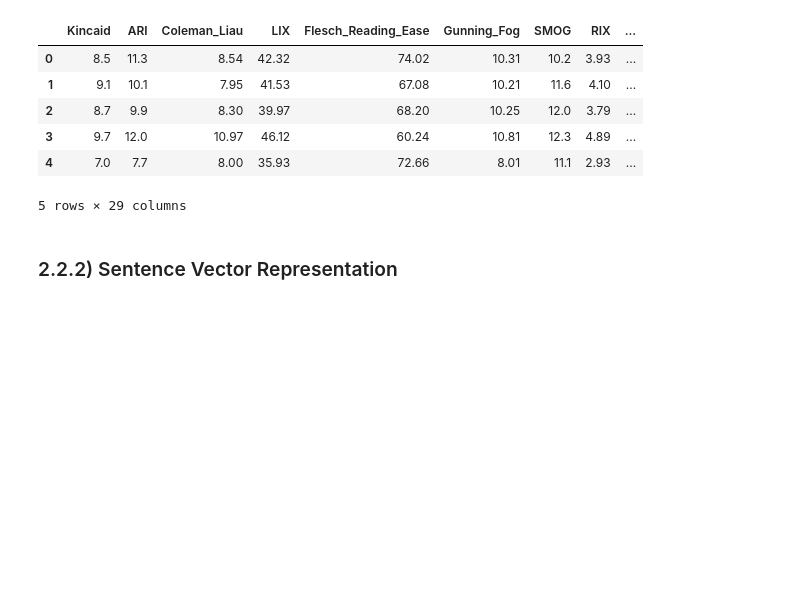
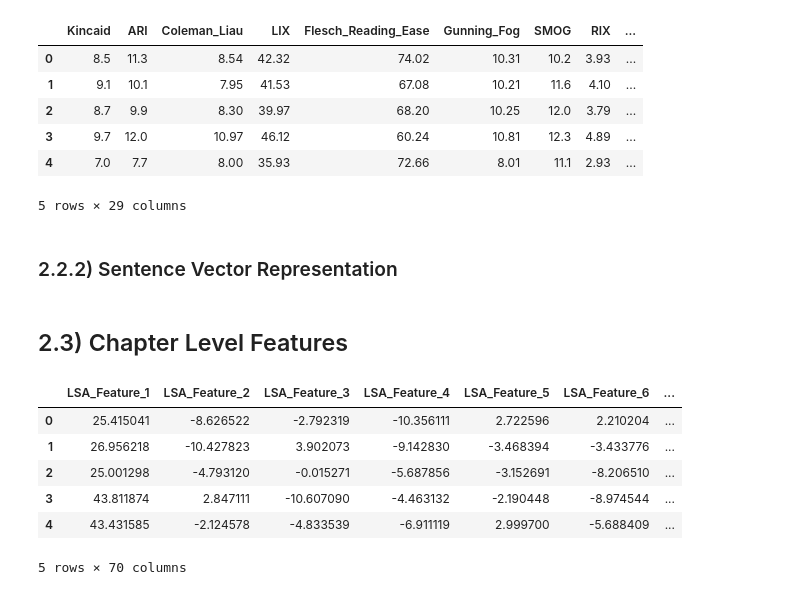
Before and after one commit to chmuneebshan/Automated-Grading-of-Exam-Papers-Using-Fusion-based-LSTM-Architecture, a Jupyter notebook: Code/Feature Engineering.ipynb, the cells around one changed output. Saved outputs shown, nothing was run; the diff lists cells and outputs as text; code cells hidden in the pictures; blank space fills up the shorter version.

Commit message:
Chapter Level Features

```diff
--- a/Code/Feature Engineering.ipynb
+++ b/Code/Feature Engineering.ipynb
@@ -383,3 +383,5 @@ def essay_to_vector(essay, model):
 # Converting essay to an overall vector
 sentence_vectors = df_train['essay'].apply(lambda essay: essay_to_vector(essay, word2vec_model))
 np.save('data/sentence_vectors_representation.npy', sentence_vectors.to_numpy())
+# %% [markdown]
+## 2.3) Chapter Level Features
@@ -385,0 +416,30 @@ np.save('data/sentence_vectors_representation.npy', sentence_vectors.to_numpy())
+# %%
+# Converting LSA Features to Dataframe
+lsa_features_df = pd.DataFrame(lsa_features, columns=[f"LSA_Feature_{i}" for i in range(1, 11)])
+
+# Converting doc2vec Features to Dataframe
+doc2vec_features_df = pd.DataFrame(doc2vec_features, columns=[f"doc2vec_Feature_{i}" for i in range(1, 51)])
+
+# Converting LDA Features to Dataframe
+lda_features_df = pd.DataFrame(columns=range(10))
+for row in lda_features:
+    row_data = [-1] * 10  # Start with a row of -1s
+    for column_index, actual_data in row:
+        row_data[column_index] = actual_data  # Replace -1 with actual data where applicable
+    lda_features_df = lda_features_df.append(pd.Series(row_data, index=lda_features_df.columns), ignore_index=True)
+
+columns = [f"LDA_Feature_{i}" for i in range(1, 11)]
+lda_features_df.columns = columns
+# %%
+# Combining all features to single df
+chapter_level_features_df = pd.concat([lsa_features_df, lda_features_df, doc2vec_features_df], axis=1)
+chapter_level_features_df.to_csv("data/chapter_level_features_df.csv", index=False)
+chapter_level_features_df.head()
+# %% [output]
+|  | LSA_Feature_1 | LSA_Feature_2 | LSA_Feature_3 | LSA_Feature_4 | LSA_Feature_5 | LSA_Feature_6 | ... |
+| 0 | 25.415041 | -8.626522 | -2.792319 | -10.356111 | 2.722596 | 2.210204 | ... |
+| 1 | 26.956218 | -10.427823 | 3.902073 | -9.142830 | -3.468394 | -3.433776 | ... |
+| 2 | 25.001298 | -4.793120 | -0.015271 | -5.687856 | -3.152691 | -8.206510 | ... |
+| 3 | 43.811874 | 2.847111 | -10.607090 | -4.463132 | -2.190448 | -8.974544 | ... |
+| 4 | 43.431585 | -2.124578 | -4.833539 | -6.911119 | 2.999700 | -5.688409 | ... |
+5 rows × 70 columns
```
Also changed, not shown: parts of 2 cells of this notebook.
